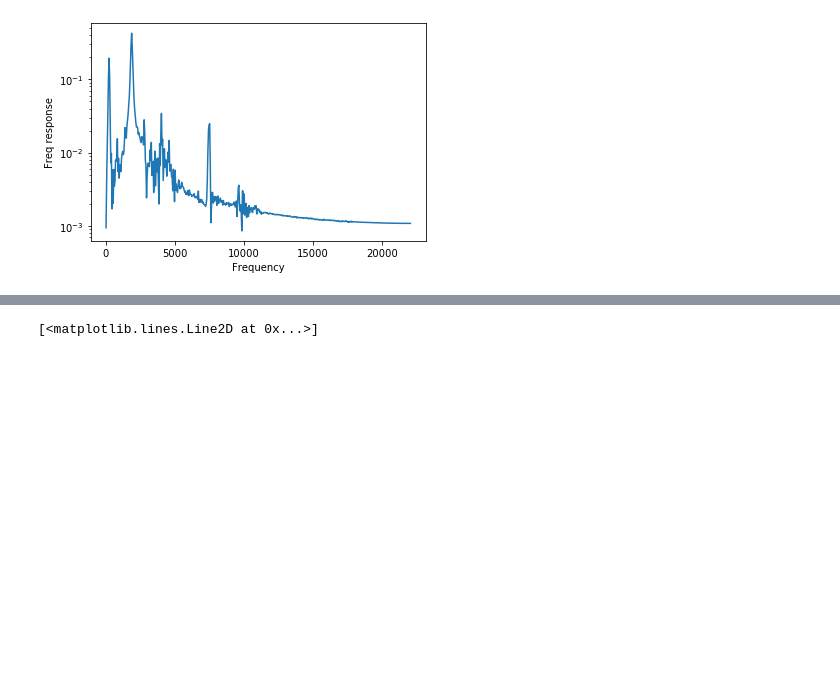
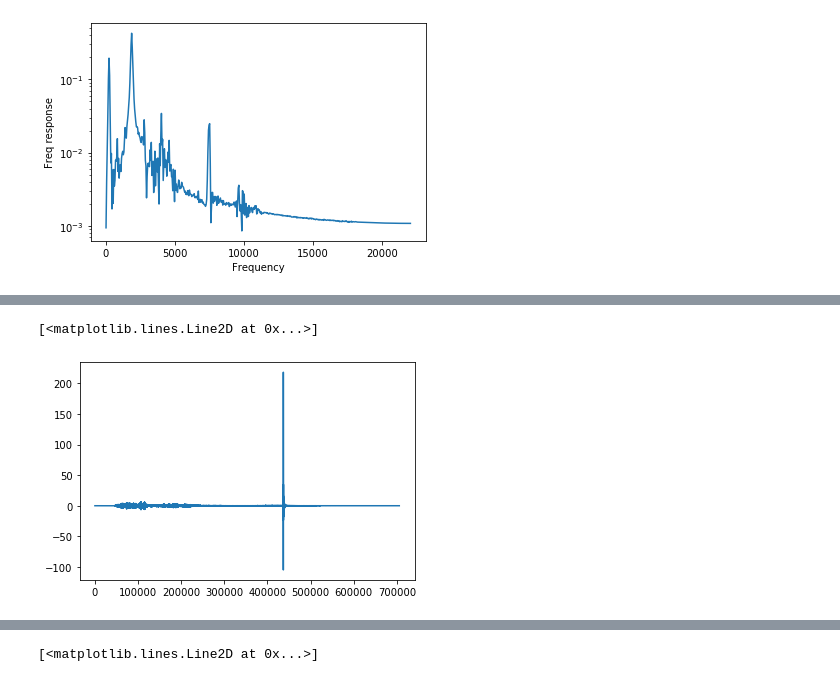
Before and after one commit to JingbiaoMei/Cambridge-Blue-Noise, a Jupyter notebook: Chirps.ipynb, the cells around one changed output, grey strips where cells are left out. Cells and saved outputs as stored; diff of their text form; code cells hidden in the pictures; blank space fills up the shorter version.

```diff
--- a/Chirps.ipynb
+++ b/Chirps.ipynb
@@ -122,0 +114,6 @@ plt.show()
+# %%
+log_conv = np.convolve(rev_x_t, recording[:, 0])
+plt.plot(log_conv)
+# %% [output]
+[<matplotlib.lines.Line2D at 0x...>]
+[figure, added]
```
Also changed, not shown: parts of 14 cells of this notebook, 4 other files.
